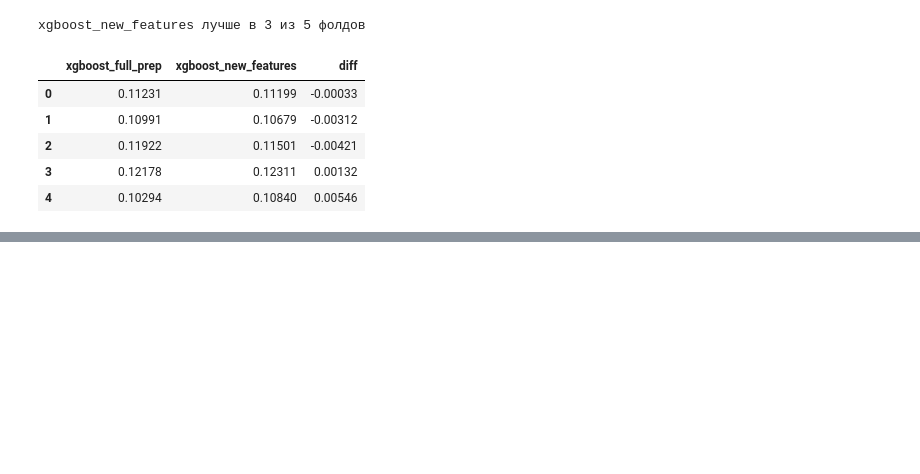
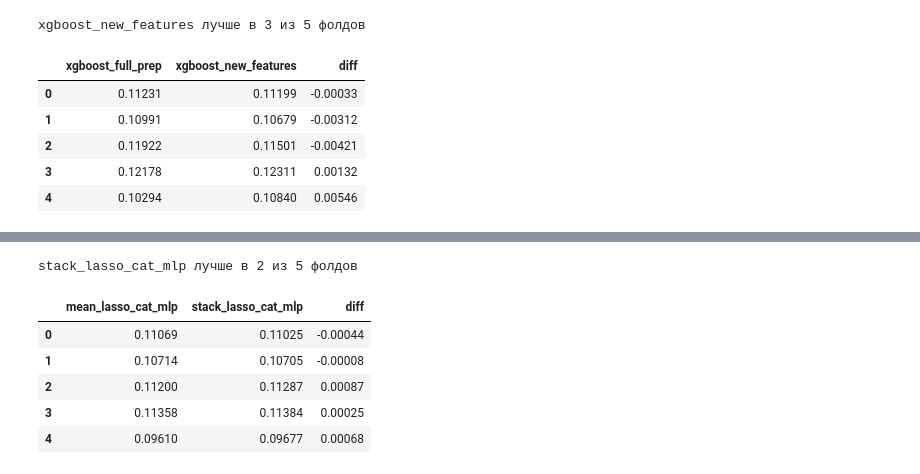
Before and after one commit to 2Gpb/HousePricingPipeline, a Jupyter notebook: notebooks/draft.ipynb, the cells around one changed output, grey strips where cells are left out. Saved outputs shown, nothing was run; the diff lists cells and outputs as text; code cells hidden in the pictures; blank space fills up the shorter version.

```diff
--- a/notebooks/draft.ipynb
+++ b/notebooks/draft.ipynb
@@ -814,0 +807,10 @@ xgboost_new_features лучше в 3 из 5 фолдов
+# %%
+compare("mean_lasso_cat_mlp", "stack_lasso_cat_mlp")
+# %% [output]
+stack_lasso_cat_mlp лучше в 2 из 5 фолдов
+|  | mean_lasso_cat_mlp | stack_lasso_cat_mlp | diff |
+| 0 | 0.11069 | 0.11025 | -0.00044 |
+| 1 | 0.10714 | 0.10705 | -0.00008 |
+| 2 | 0.11200 | 0.11287 | 0.00087 |
+| 3 | 0.11358 | 0.11384 | 0.00025 |
+| 4 | 0.09610 | 0.09677 | 0.00068 |
```
Also changed, not shown: parts of 24 cells of this notebook, 3 other files.
